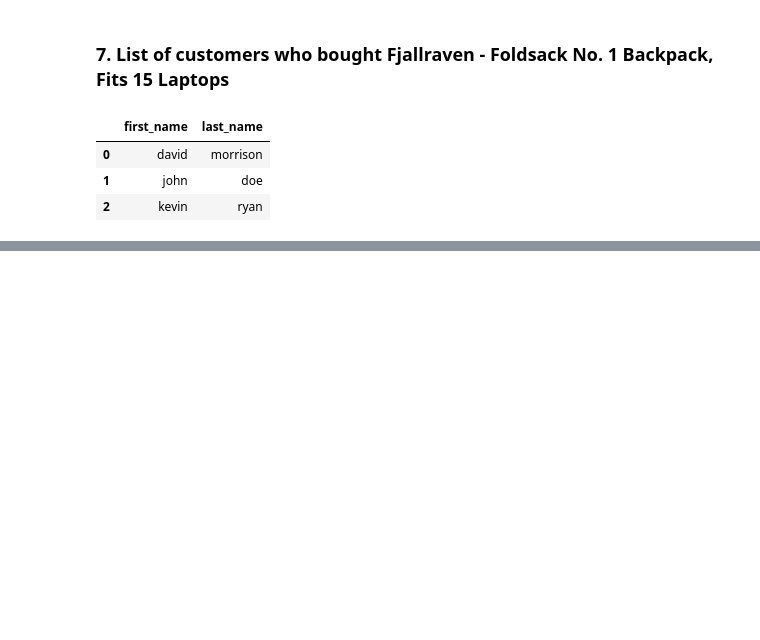
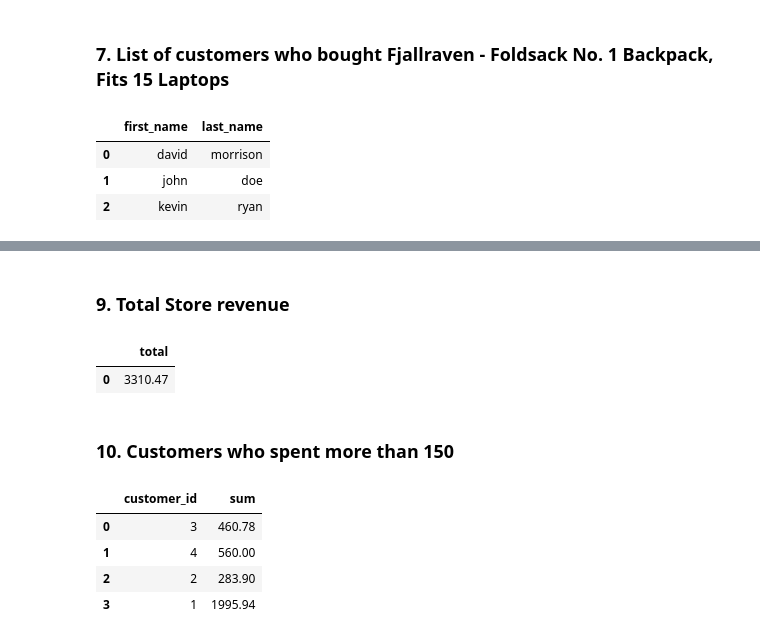
Before and after one commit to LiwaaAudi/database-design-project, a Jupyter notebook: queries.ipynb, the cells around one changed output, grey strips where cells are left out. Cells and saved outputs as stored; diff of their text form; code cells hidden in the pictures; blank space fills up the shorter version.

```diff
--- a/queries.ipynb
+++ b/queries.ipynb
@@ -120,0 +137,31 @@ psql.read(Q7)
+# %% [markdown]
+### 9. Total Store revenue
+# %%
+Q9 = '''
+    select sum(l.price * l.quantity) as total
+    from lineitems l
+    inner join orders o
+    on l.order_id = o.order_id
+    '''
+psql.read(Q9)
+# %% [output]
+|  | total |
+| 0 | 3310.47 |
+# %% [markdown]
+### 10. Customers who spent more than 150
+# %%
+Q10 = '''
+        select customer_id, sum(l.price*l.quantity)
+        from lineitems l
+            inner join orders o
+            on l.order_id = o.order_id
+        group by customer_id
+        having sum (l.price*l.quantity) > 150
+      '''
+psql.read(Q10)
+# %% [output]
+|  | customer_id | sum |
+| 0 | 3 | 460.78 |
+| 1 | 4 | 560.00 |
+| 2 | 2 | 283.90 |
+| 3 | 1 | 1995.94 |
```
Also changed, not shown: parts of 11 cells of this notebook, 2 other files.
